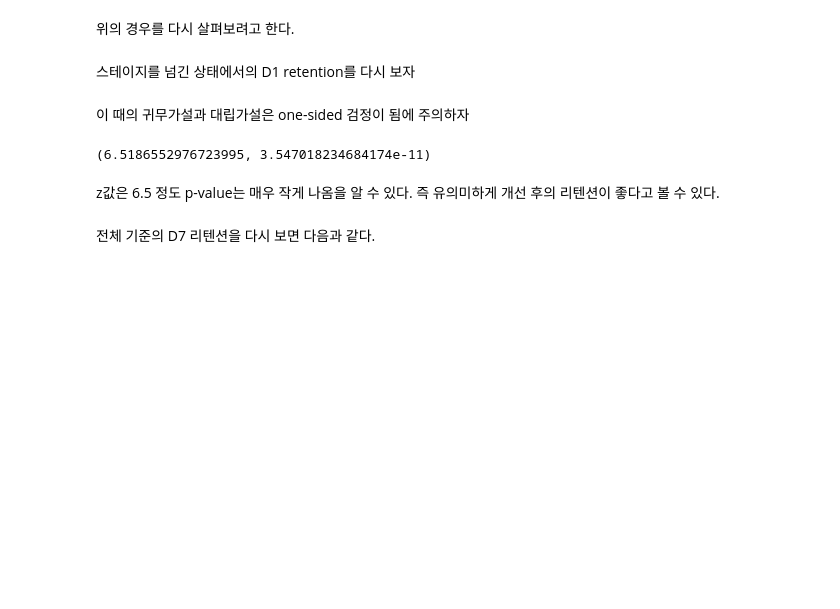
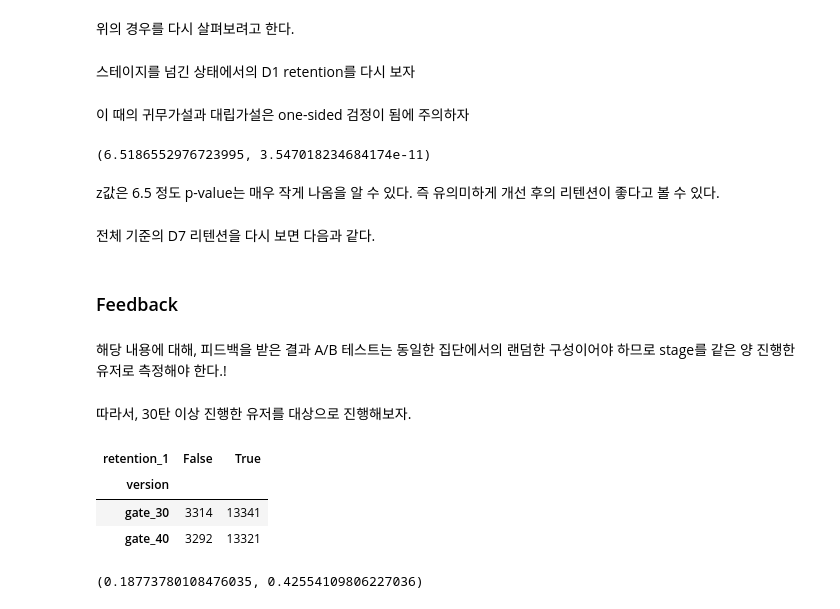
Before and after one commit to swtaktak/TIL_new, a Jupyter notebook: data_analyst_practice/240116_AB_Test_Practice.ipynb, the cells around one changed output. Saved outputs shown, nothing was run; the diff lists cells and outputs as text; code cells hidden in the pictures; blank space fills up the shorter version.

```diff
--- a/data_analyst_practice/240116_AB_Test_Practice.ipynb
+++ b/data_analyst_practice/240116_AB_Test_Practice.ipynb
@@ -278,3 +278,23 @@ ttest(13341, 13341+3314, 11479, 11479+2348)
 z값은 6.5 정도 p-value는 매우 작게 나옴을 알 수 있다. 즉 유의미하게 개선 후의 리텐션이 좋다고 볼 수 있다.
 # %% [markdown]
 전체 기준의 D7 리텐션을 다시 보면 다음과 같다.
+# %% [markdown]
+### Feedback
+# %% [markdown]
+해당 내용에 대해, 피드백을 받은 결과 A/B 테스트는 동일한 집단에서의 랜덤한 구성이어야 하므로 stage를 같은 양 진행한 유저로 측정해야 한다.!
+# %% [markdown]
+따라서, 30탄 이상 진행한 유저를 대상으로 진행해보자.
+# %%
+df_condi = df['sum_gamerounds'].apply(lambda x: x >= 30)
+df_cut = df.loc[df_condi]
+# %%
+pd.crosstab(index = df_cut['version'], columns = df_cut['retention_1'])
+# %% [output]
+| retention_1 | False | True |
+| version |  |  |
+| gate_30 | 3314 | 13341 |
+| gate_40 | 3292 | 13321 |
+# %%
+print(ttest(13341, 3314+13341, 13321, 3292+13321))
+# %% [output]
+(0.18773780108476035, 0.42554109806227036)
```
Also changed, not shown: parts of 4 cells of this notebook, 16 other files.
